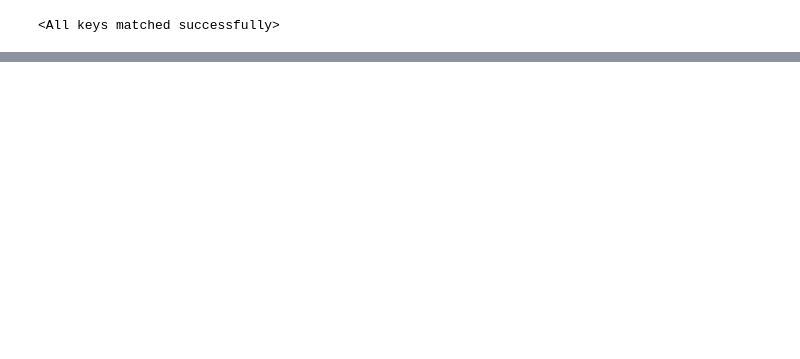
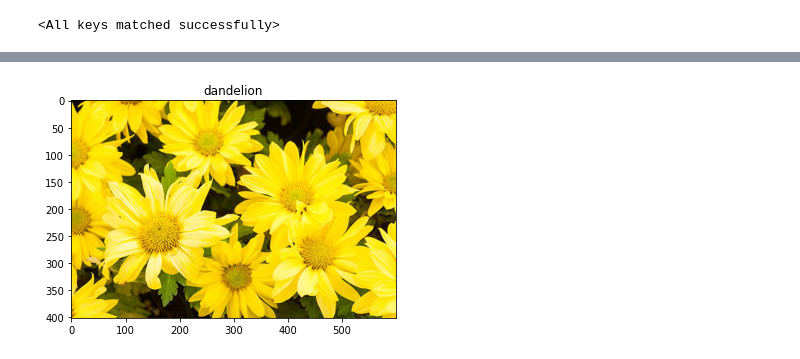
Before and after one commit to Davidportlouis/flower_recognition, a Jupyter notebook: flower_recognition.ipynb, the cells around one changed output, grey strips where cells are left out. Cells and saved outputs as stored; diff of their text form; code cells hidden in the pictures; blank space fills up the shorter version.

```diff
--- a/flower_recognition.ipynb
+++ b/flower_recognition.ipynb
@@ -193,0 +184,5 @@ predict(test_images,classes,test_labels,model,device)
+# %%
+img_2 = "t2_daisy_yellow.jpg"
+predict_image(img_2,model,test_transform,device,classes) ## false negative
+# %% [output]
+[figure, added]
```
Also changed, not shown: parts of 13 cells of this notebook.
